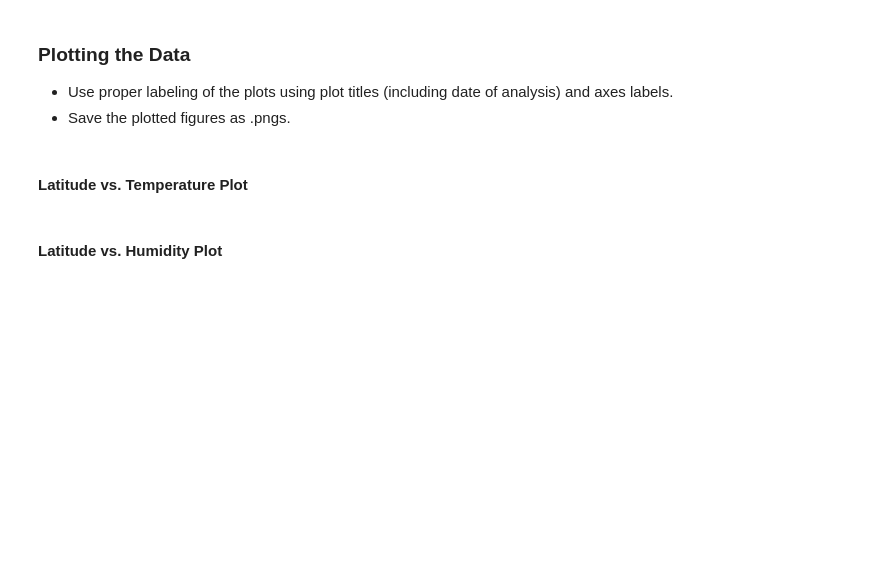
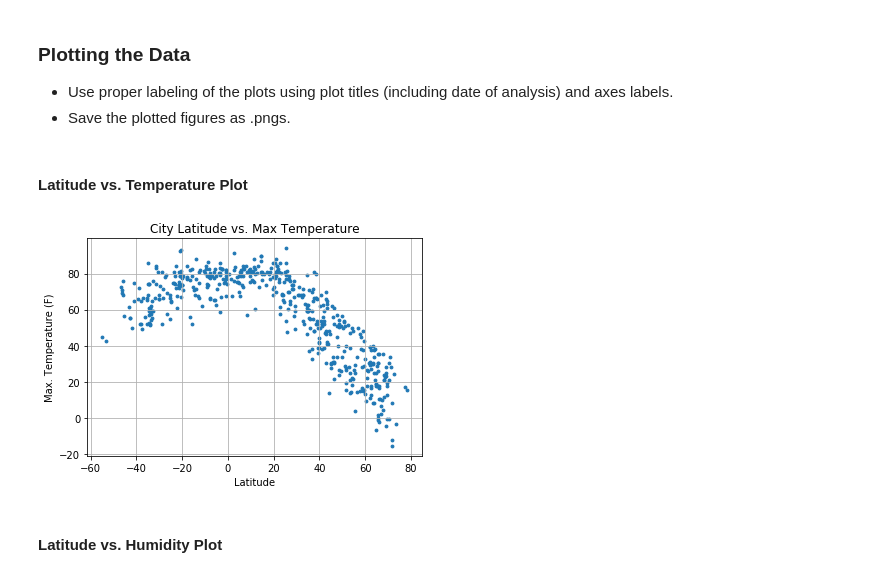
Before and after one commit to cruxclimb/python-api-challenge, a Jupyter notebook: starter_code/WeatherPy.ipynb, the cells around one changed output. Saved outputs shown, nothing was run; the diff lists cells and outputs as text; code cells hidden in the pictures; blank space fills up the shorter version.

Commit message:
scatter plots complete. saved pngs

```diff
--- a/starter_code/WeatherPy.ipynb
+++ b/starter_code/WeatherPy.ipynb
@@ -188,5 +188,18 @@ weather_data.head()
 * Save the plotted figures as .pngs.
 # %% [markdown]
 #### Latitude vs. Temperature Plot
+# %%
+plt.scatter(weather_data["Lat"], weather_data["Max Temp"], marker="o", s=8)
+plt.title("City Latitude vs. Max Temperature")
+plt.xlabel("Latitude")
+plt.ylabel("Max. Temperature (F)")
+
+plt.grid(True)
+
+plt.savefig("Max_Temp_VS_Latitude.png")
+
+plt.show()
+# %% [output]
+[figure, added]
 # %% [markdown]
 #### Latitude vs. Humidity Plot
```
Also changed, not shown: parts of 3 cells of this notebook, 5 other files.
